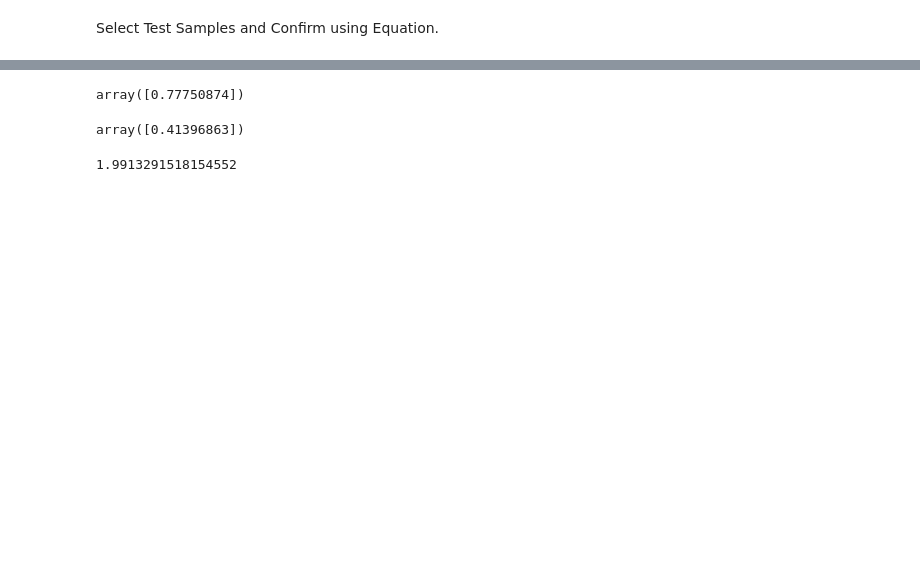
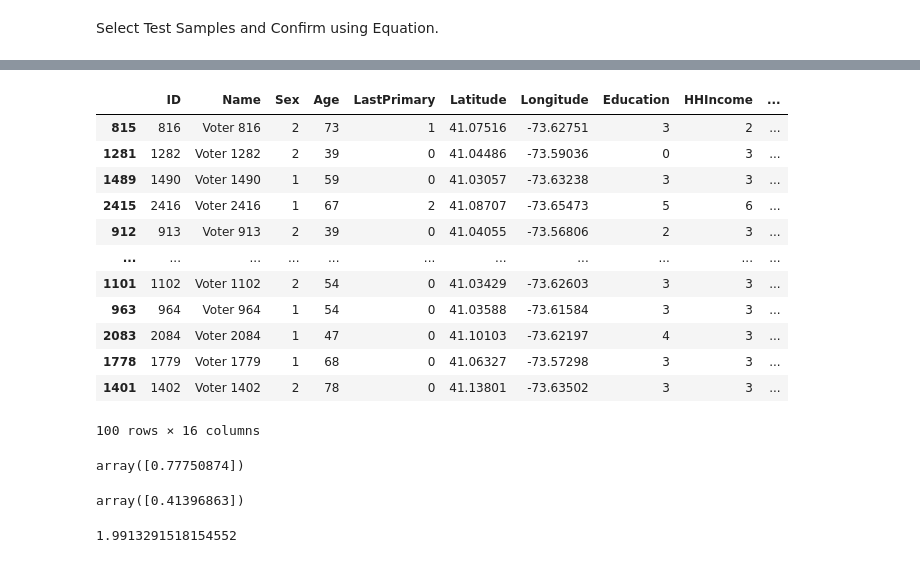
Before and after one commit to ellenwterry/PoliticalAnalysis, a Jupyter notebook: Reg_NE_and_LogReg.ipynb, the cells around one changed output, grey strips where cells are left out. Saved outputs shown, nothing was run; the diff lists cells and outputs as text; code cells hidden in the pictures; blank space fills up the shorter version.

```diff
--- a/Reg_NE_and_LogReg.ipynb
+++ b/Reg_NE_and_LogReg.ipynb
@@ -93,2 +95,11 @@ VoteBase['RRPetition'] = VoteBase['RRPetition'].map(codes)
+# %%
+VoteMatrix = patsy.dmatrix('Age + Sex + Education + HHIncome+ ReligiousAffil + LastPrimary + TopIssue', VoteBase)
+yArray = np.array(VoteBase['Support24'])
+rows = VoteMatrix.shape[0]
+tstInd = np.random.randint(0, rows, size=100)
+tstMatrix = VoteMatrix[tstInd]
+yTst = yArray[tstInd]
+trnMatrix = np.delete(VoteMatrix, tstInd, axis=0)
+yTrn = np.delete(yArray, tstInd, axis=0)
 # %% [markdown]
 Split into Training and Test Sets
@@ -101,8 +105,0 @@ trainBase = VoteBase[~VoteBase.index.isin(tstBase)]
-# %%
-yTrain = trainBase['Support24']
-yTest = tstBase['Support24']
-Xmatrix = patsy.dmatrix('Age + Sex + Education + HHIncome+ ReligiousAffil + LastPrimary + TopIssue', trainBase)
-tstMatrix = patsy.dmatrix('Age + Sex + Education + HHIncome+ ReligiousAffil + LastPrimary + TopIssue', tstBase)
-rows = Xmatrix.shape[0]
-columns = Xmatrix.shape[1]
-rows, columns
@@ -112,8 +107,8 @@ rows, columns
 Train LogReg Model
 # %%
 model = LogisticRegression(solver='sag')
-model.fit(Xmatrix, yTrain)
-Pred = model.predict(Xmatrix)
+model.fit(trnMatrix, yTrn)
+Pred = model.predict(tstMatrix)
 Probs = pd.DataFrame(model.predict_proba(tstMatrix))
 theta = np.matrix(model.coef_)
 intercept = model.intercept_
@@ -192,2 +210,20 @@ array([0.36354012])
+# %%
+tstDF['tst'] = Probs[1].tolist()
+# %%
+tstDF
+# %% [output]
+|  | ID | Name | Sex | Age | LastPrimary | Latitude | Longitude | Education | HHIncome | ... |
+| 815 | 816 | Voter 816 | 2 | 73 | 1 | 41.07516 | -73.62751 | 3 | 2 | ... |
+| 1281 | 1282 | Voter 1282 | 2 | 39 | 0 | 41.04486 | -73.59036 | 0 | 3 | ... |
+| 1489 | 1490 | Voter 1490 | 1 | 59 | 0 | 41.03057 | -73.63238 | 3 | 3 | ... |
+| 2415 | 2416 | Voter 2416 | 1 | 67 | 2 | 41.08707 | -73.65473 | 5 | 6 | ... |
+| 912 | 913 | Voter 913 | 2 | 39 | 0 | 41.04055 | -73.56806 | 2 | 3 | ... |
+| ... | ... | ... | ... | ... | ... | ... | ... | ... | ... | ... |
+| 1101 | 1102 | Voter 1102 | 2 | 54 | 0 | 41.03429 | -73.62603 | 3 | 3 | ... |
+| 963 | 964 | Voter 964 | 1 | 54 | 0 | 41.03588 | -73.61584 | 3 | 3 | ... |
+| 2083 | 2084 | Voter 2084 | 1 | 47 | 0 | 41.10103 | -73.62197 | 4 | 3 | ... |
+| 1778 | 1779 | Voter 1779 | 1 | 68 | 0 | 41.06327 | -73.57298 | 3 | 3 | ... |
+| 1401 | 1402 | Voter 1402 | 2 | 78 | 0 | 41.13801 | -73.63502 | 3 | 3 | ... |
+100 rows × 16 columns
 # %%
 # What happens if we can move Voter 1 to a TopIssue of 5
```
Also changed, not shown: parts of 12 cells of this notebook.
